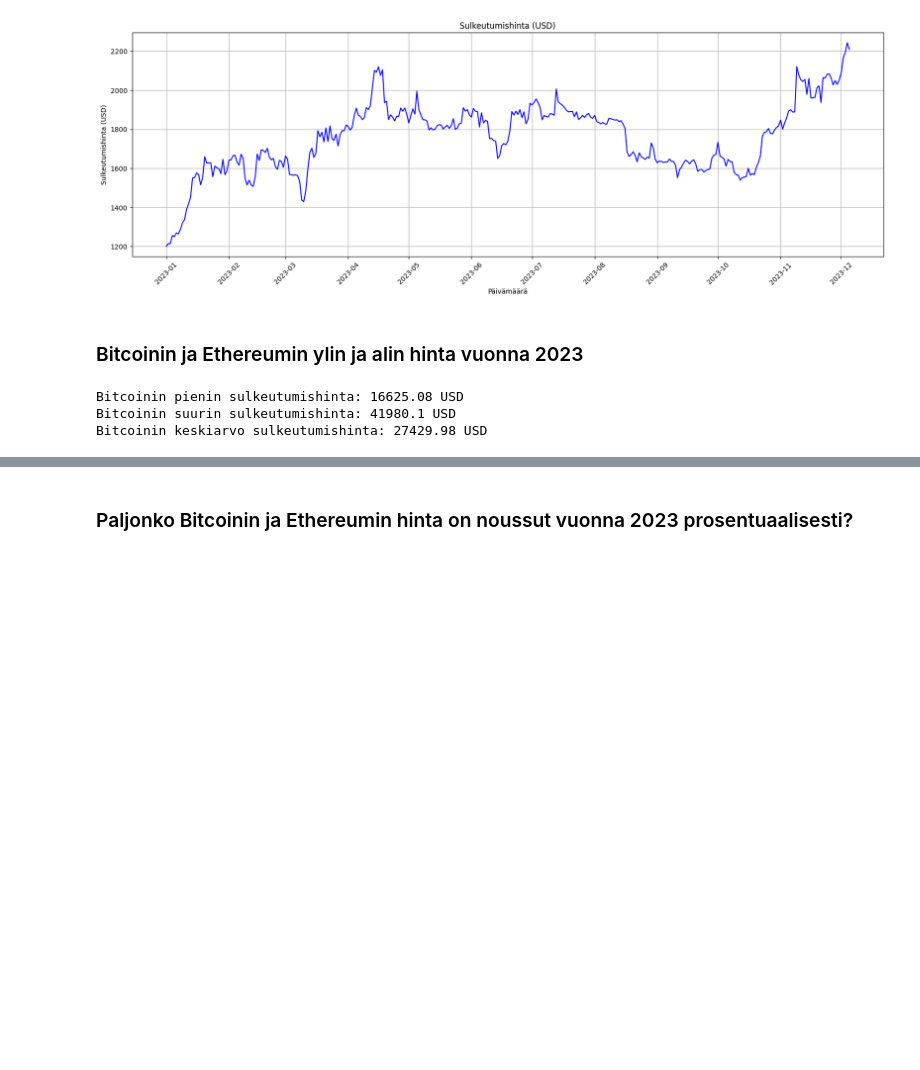
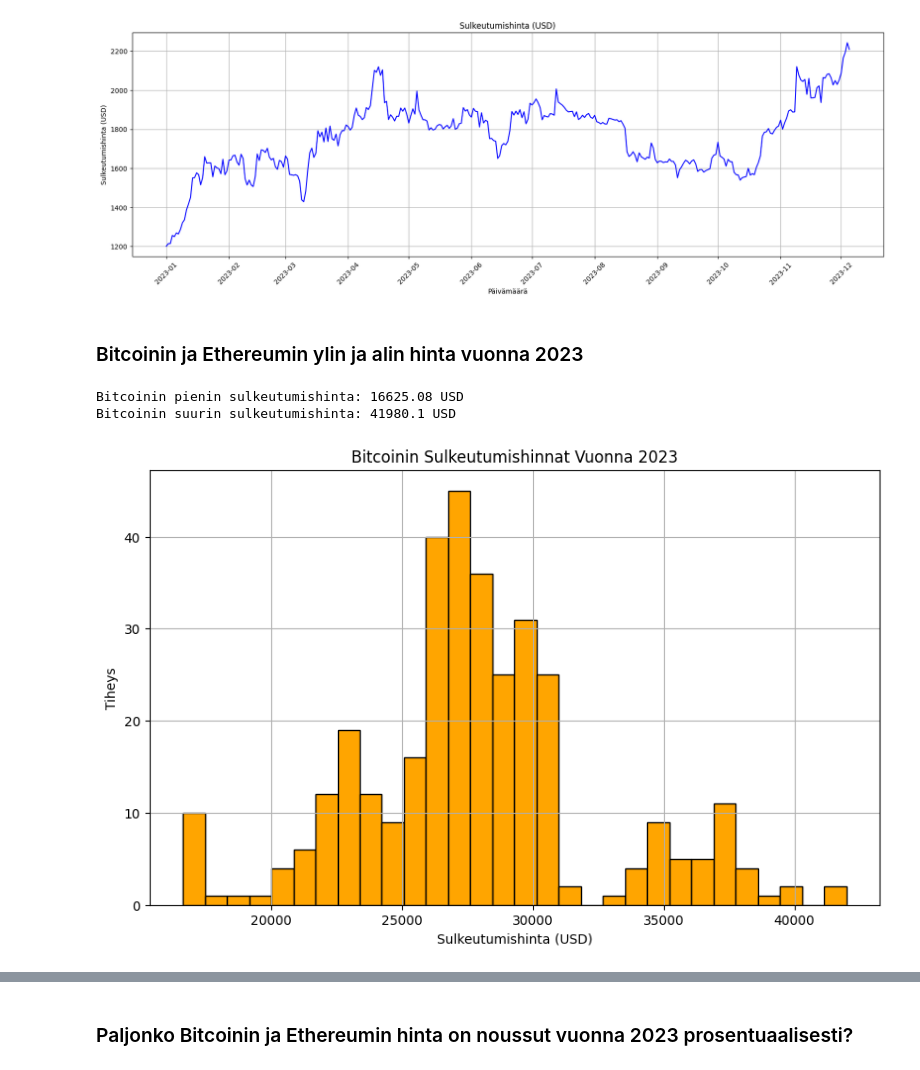
Before and after one commit to awonfs/analysoinnin_perusteet_2023, a Jupyter notebook: BitcoinProjectWork.ipynb, the cells around one changed output, grey strips where cells are left out. Cells and saved outputs as stored; diff of their text form; code cells hidden in the pictures; blank space fills up the shorter version.

Commit message:
Add: histogram for 2023 close prices

```diff
--- a/BitcoinProjectWork.ipynb
+++ b/BitcoinProjectWork.ipynb
@@ -140,4 +142,13 @@ def volatiliteetti_2023(volatility_counts, title, color, ax):
     ax.set_title(title)
     ax.set_xlabel('Volatiliteettiluokka')
     ax.set_ylabel('Tiheys')
+
+def sulkeutumishinnat_2023(data, title, xlabel, ylabel, bins=30, color='blue'):
+    plt.figure(figsize=(10, 6))
+    plt.hist(data, bins=bins, color=color, edgecolor='black')
+    plt.title(title)
+    plt.xlabel(xlabel)
+    plt.ylabel(ylabel)
+    plt.grid(True)
+    plt.show()
 # %% [markdown]
@@ -242,19 +255,19 @@ hintakehitys_2023("Ethereum", "blue", eth_2023, "Sulkeutumishinta (USD)")
 # %% [markdown]
 ### Bitcoinin ja Ethereumin ylin ja alin hinta vuonna 2023
 # %%
-
 # Bitcoin
 min_close_price_btc_2023 = btc_2023['Close'].min()
 max_close_price_btc_2023 = btc_2023['Close'].max()
-keskiarvo_close_price_btc_2023 = btc_2023['Close'].median()
+
 
 print("Bitcoinin pienin sulkeutumishinta:", round(min_close_price_btc_2023, 2), "USD")
 print("Bitcoinin suurin sulkeutumishinta:", round(max_close_price_btc_2023, 2), "USD")
-print("Bitcoinin keskiarvo sulkeutumishinta:", round(keskiarvo_close_price_btc_2023, 2), "USD")
+
+sulkeutumishinnat_2023(btc_2023['Close'], 'Bitcoinin Sulkeutumishinnat Vuonna 2023', 'Sulkeutumishinta (USD)', 'Tiheys', bins=30, color='orange')
 # %% [output]
 Bitcoinin pienin sulkeutumishinta: 16625.08 USD
 Bitcoinin suurin sulkeutumishinta: 41980.1 USD
-Bitcoinin keskiarvo sulkeutumishinta: 27429.98 USD
+[figure, added]
 # %%
 # Ethereum
 min_close_price_eth_2023 = eth_2023['Close'].min()
```
Also changed, not shown: parts of 15 cells of this notebook.
